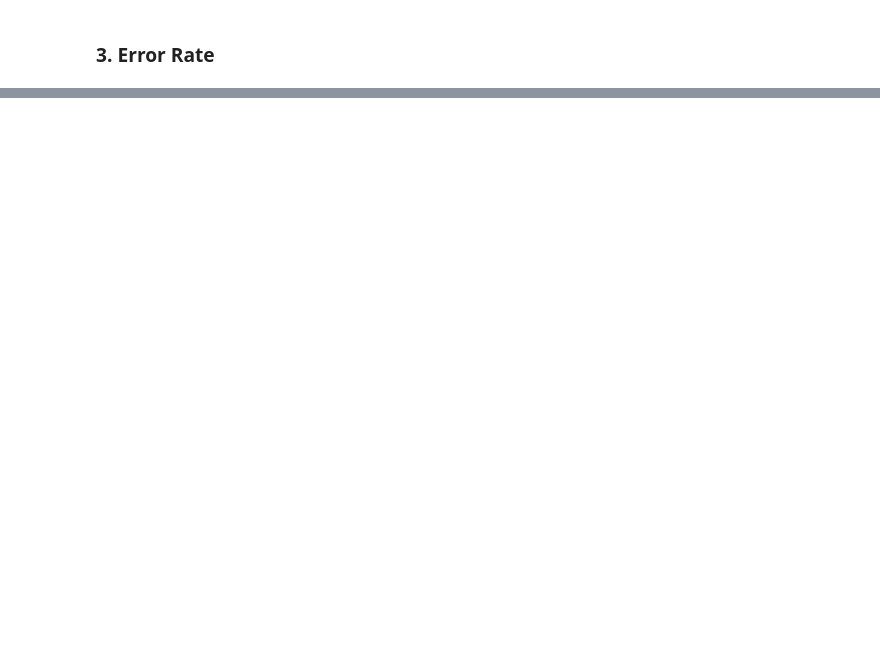
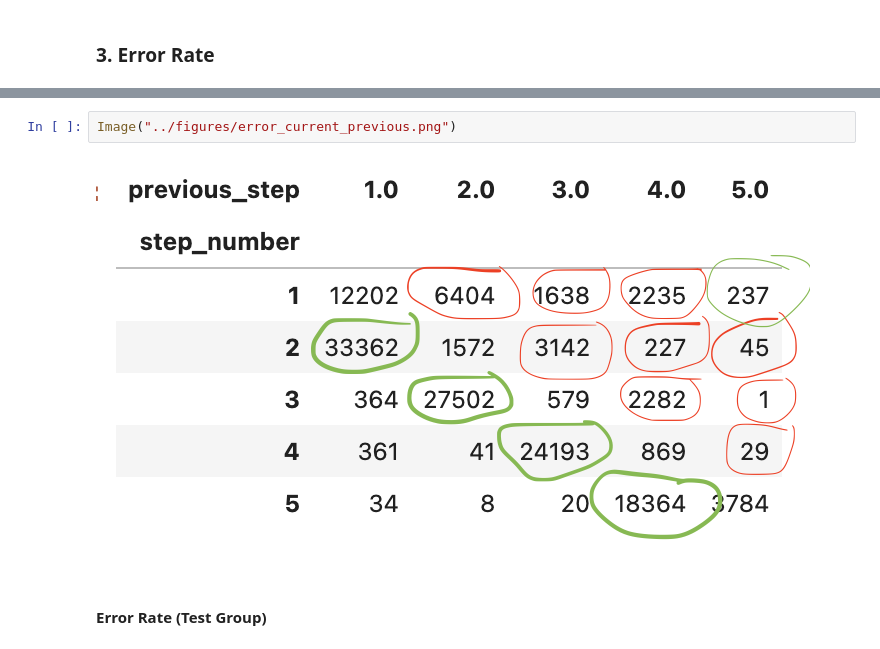
Before and after one commit to amatulghina/vanguard-ab-test, a Jupyter notebook: notebooks/analysis.ipynb, the cells around one changed output, grey strips where cells are left out. Cells and saved outputs as stored; diff of their text form; blank space fills up the shorter version.

```diff
--- a/notebooks/analysis.ipynb
+++ b/notebooks/analysis.ipynb
@@ -213,0 +275,6 @@ time_control
+# %%
+Image("../figures/error_current_previous.png")
+# %% [output]
+[figure, added]
+# %% [markdown]
+#### Error Rate (Test Group)
```
Also changed, not shown: parts of 39 cells of this notebook, 7 other files.
